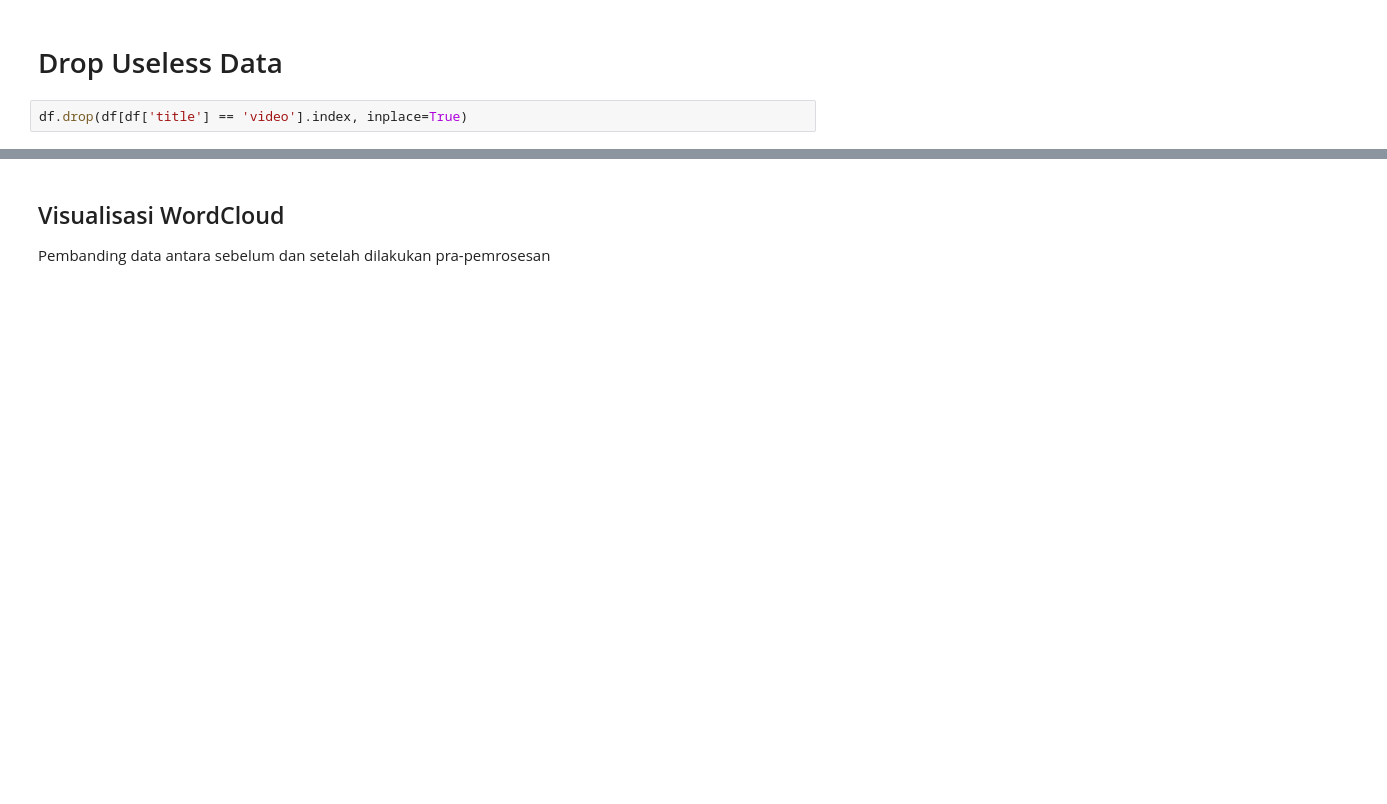
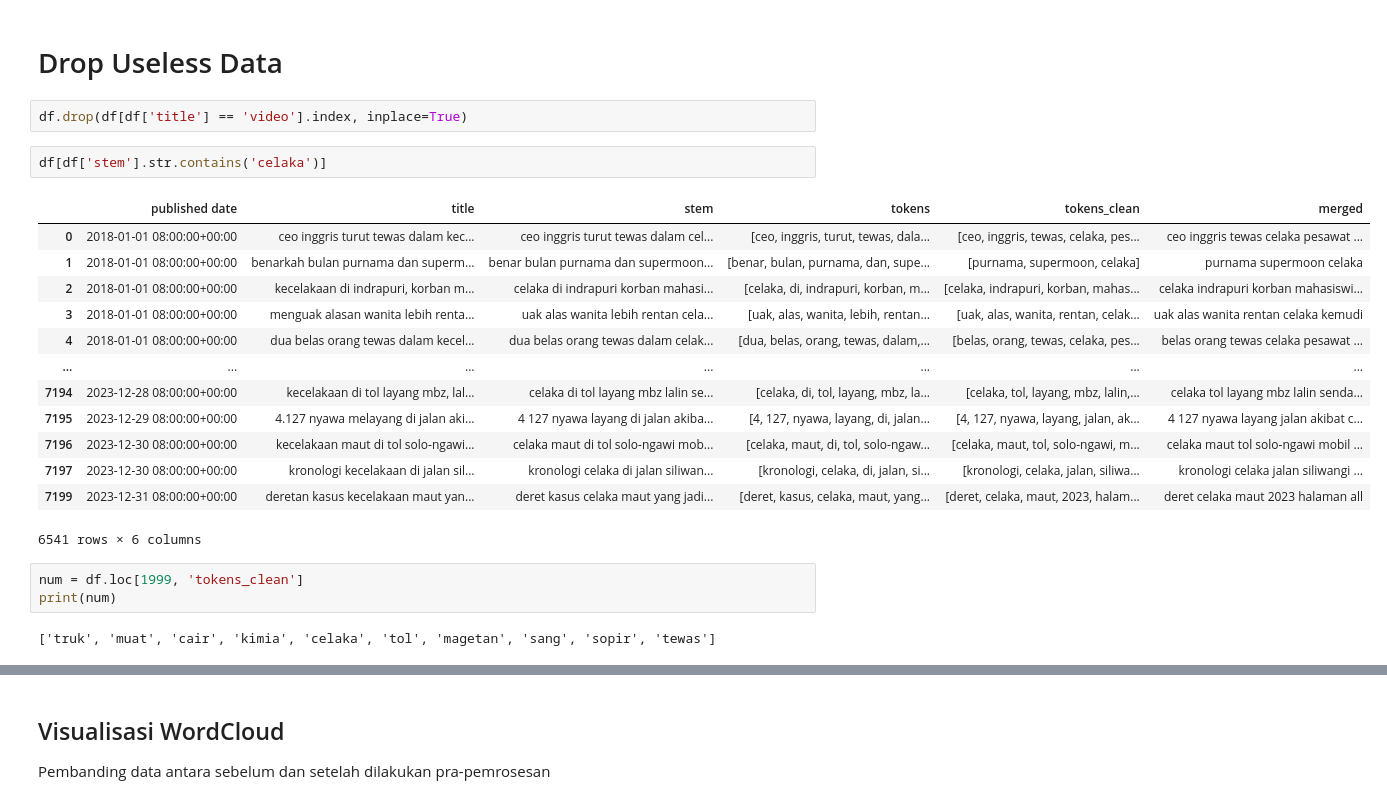
Before and after one commit to ghifarit53/text-mining, a Jupyter notebook: preprocessing/Preprocessing_Kecelakaan.ipynb, the cells around one changed output, grey strips where cells are left out. Cells and saved outputs as stored; diff of their text form; blank space fills up the shorter version.

```diff
--- a/preprocessing/Preprocessing_Kecelakaan.ipynb
+++ b/preprocessing/Preprocessing_Kecelakaan.ipynb
@@ -156,5 +170,26 @@ df.head()
 # Drop Useless Data
 # %%
 df.drop(df[df['title'] == 'video'].index, inplace=True)
+# %%
+df[df['stem'].str.contains('celaka')]
+# %% [output]
+|  | published date | title | stem | tokens | tokens_clean | merged |
+| 0 | 2018-01-01 08:00:00+00:00 | ceo inggris turut tewas dalam kec... | ceo inggris turut tewas dalam cel... | [ceo, inggris, turut, tewas, dala... | [ceo, inggris, tewas, celaka, pes... | ceo inggris tewas celaka pesawat ... |
+| 1 | 2018-01-01 08:00:00+00:00 | benarkah bulan purnama dan superm... | benar bulan purnama dan supermoon... | [benar, bulan, purnama, dan, supe... | [purnama, supermoon, celaka] | purnama supermoon celaka |
+| 2 | 2018-01-01 08:00:00+00:00 | kecelakaan di indrapuri, korban m... | celaka di indrapuri korban mahasi... | [celaka, di, indrapuri, korban, m... | [celaka, indrapuri, korban, mahas... | celaka indrapuri korban mahasiswi... |
+| 3 | 2018-01-01 08:00:00+00:00 | menguak alasan wanita lebih renta... | uak alas wanita lebih rentan cela... | [uak, alas, wanita, lebih, rentan... | [uak, alas, wanita, rentan, celak... | uak alas wanita rentan celaka kemudi |
+| 4 | 2018-01-01 08:00:00+00:00 | dua belas orang tewas dalam kecel... | dua belas orang tewas dalam celak... | [dua, belas, orang, tewas, dalam,... | [belas, orang, tewas, celaka, pes... | belas orang tewas celaka pesawat ... |
+| ... | ... | ... | ... | ... | ... | ... |
+| 7194 | 2023-12-28 08:00:00+00:00 | kecelakaan di tol layang mbz, lal... | celaka di tol layang mbz lalin se... | [celaka, di, tol, layang, mbz, la... | [celaka, tol, layang, mbz, lalin,... | celaka tol layang mbz lalin senda... |
+| 7195 | 2023-12-29 08:00:00+00:00 | 4.127 nyawa melayang di jalan aki... | 4 127 nyawa layang di jalan akiba... | [4, 127, nyawa, layang, di, jalan... | [4, 127, nyawa, layang, jalan, ak... | 4 127 nyawa layang jalan akibat c... |
+| 7196 | 2023-12-30 08:00:00+00:00 | kecelakaan maut di tol solo-ngawi... | celaka maut di tol solo-ngawi mob... | [celaka, maut, di, tol, solo-ngaw... | [celaka, maut, tol, solo-ngawi, m... | celaka maut tol solo-ngawi mobil ... |
+| 7197 | 2023-12-30 08:00:00+00:00 | kronologi kecelakaan di jalan sil... | kronologi celaka di jalan siliwan... | [kronologi, celaka, di, jalan, si... | [kronologi, celaka, jalan, siliwa... | kronologi celaka jalan siliwangi ... |
+| 7199 | 2023-12-31 08:00:00+00:00 | deretan kasus kecelakaan maut yan... | deret kasus celaka maut yang jadi... | [deret, kasus, celaka, maut, yang... | [deret, celaka, maut, 2023, halam... | deret celaka maut 2023 halaman all |
+6541 rows × 6 columns
+# %%
+num = df.loc[1999, 'tokens_clean']
+print(num)
+# %% [output]
+['truk', 'muat', 'cair', 'kimia', 'celaka', 'tol', 'magetan', 'sang', 'sopir', 'tewas']
 # %%
 pip install pyahocorasick
```
Also changed, not shown: parts of 9 cells of this notebook, 1 other file.
